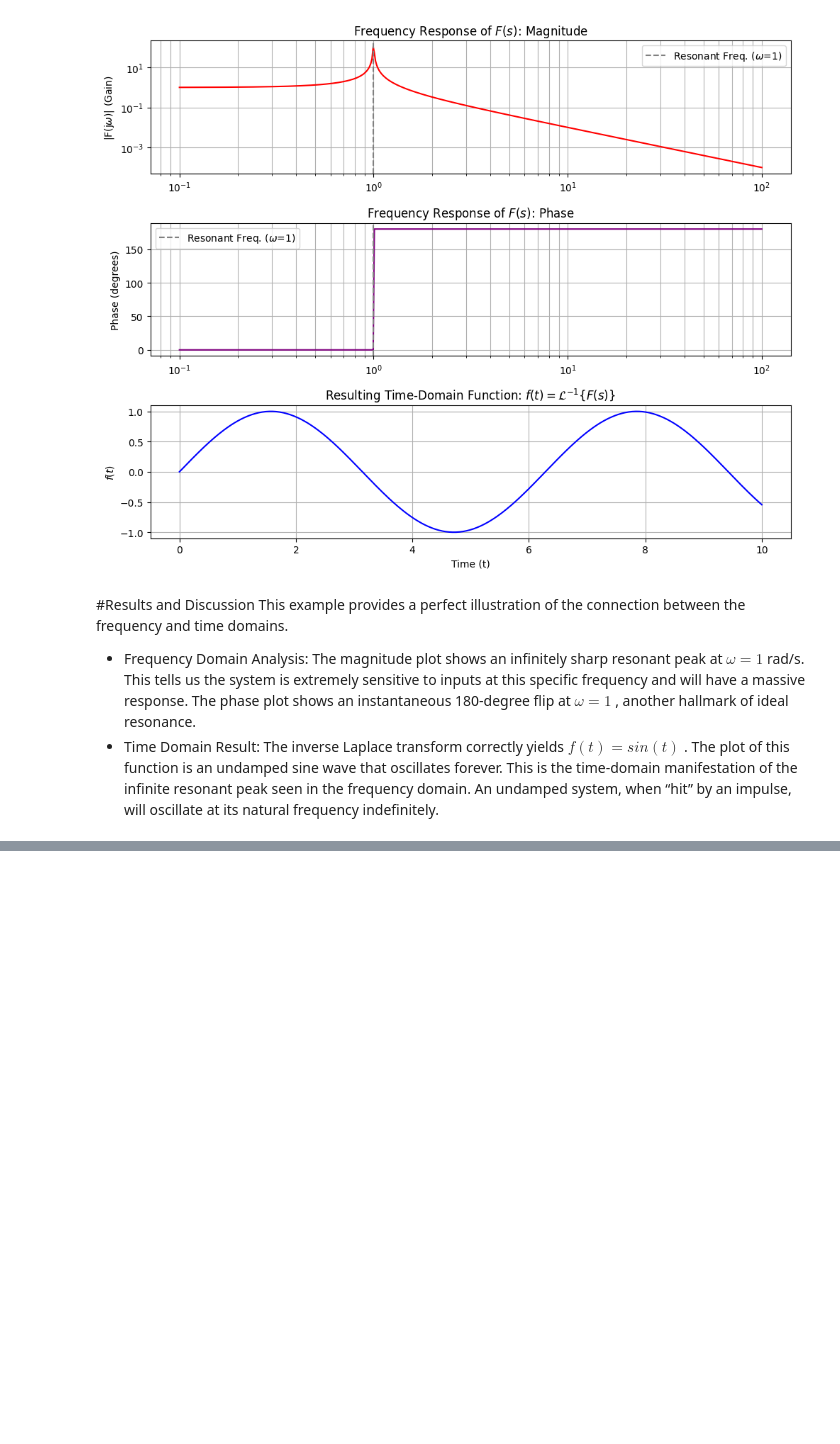
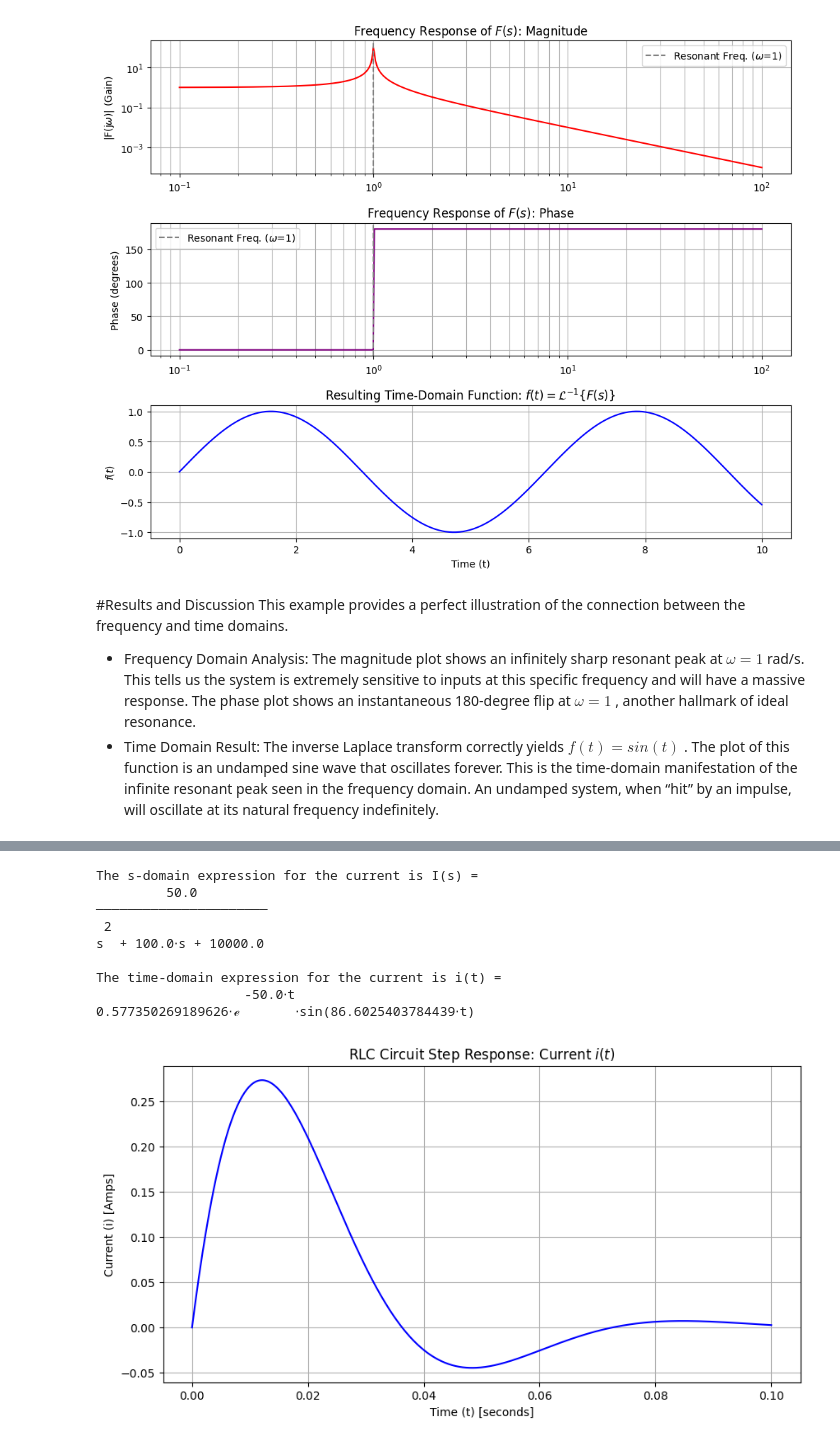
Before and after one commit to heykrishna-cpu/colablab3, a Jupyter notebook: Lab_6.ipynb, the cells around one changed output, grey strips where cells are left out. Cells and saved outputs as stored; diff of their text form; code cells hidden in the pictures; blank space fills up the shorter version.

```diff
--- a/Lab_6.ipynb
+++ b/Lab_6.ipynb
@@ -117,0 +145,47 @@ This example provides a perfect illustration of the connection between the frequ
+# %%
+import sympy as sp
+import numpy as np
+import matplotlib.pyplot as plt
+
+# --- Define symbols and parameters ---
+s, t = sp.symbols('s t', real=True, positive=True)
+R_val, L_val, C_val, V_val = 10, 0.1, 0.001, 5
+
+# --- Define the s-domain function I(s) ---
+# Derived from the circuit analysis above
+I_s = (V_val / L_val) / (s**2 + (R_val / L_val) * s + 1 / (L_val * C_val))
+print(f"The s-domain expression for the current is I(s) =")
+sp.pprint(I_s)
+
+# --- Compute the Inverse Laplace Transform to find i(t) ---
+# <<<<<<<<<<<<<<<<<<<< FIX IS HERE: Add noconds=True <<<<<<<<<<<<<<<<<<<<
+i_t = sp.inverse_laplace_transform(I_s, s, t, noconds=True)
+# ^^^^^^^^^^^^^^^^^^^^^^^^^^^^^^^^^^^^^^^^^^^^^^^^^^^^^^^^^^^^^^^^^^^^^^^^^
+print("\nThe time-domain expression for the current is i(t) =")
+sp.pprint(i_t)
+
+# --- Lambdify for plotting ---
+i_t_func = sp.lambdify(t, i_t, 'numpy')
+
+# --- Generate time values and plot ---
+t_values = np.linspace(0, 0.1, 500) # The action happens quickly
+i_values = i_t_func(t_values)
+
+plt.figure(figsize=(10, 5))
+plt.plot(t_values, i_values, color='blue')
+plt.title(r'RLC Circuit Step Response: Current $i(t)$')
+plt.xlabel(r'Time (t) [seconds]')
+plt.ylabel(r'Current (i) [Amps]')
+plt.grid(True)
+plt.show()
+# %% [output]
+The s-domain expression for the current is I(s) =
+         50.0
+──────────────────────
+ 2
+s  + 100.0⋅s + 10000.0
+
+The time-domain expression for the current is i(t) =
+                   -50.0⋅t
+0.577350269189626⋅ℯ       ⋅sin(86.6025403784439⋅t)
+[figure, added]
```
Also changed, not shown: parts of 2 cells of this notebook.
